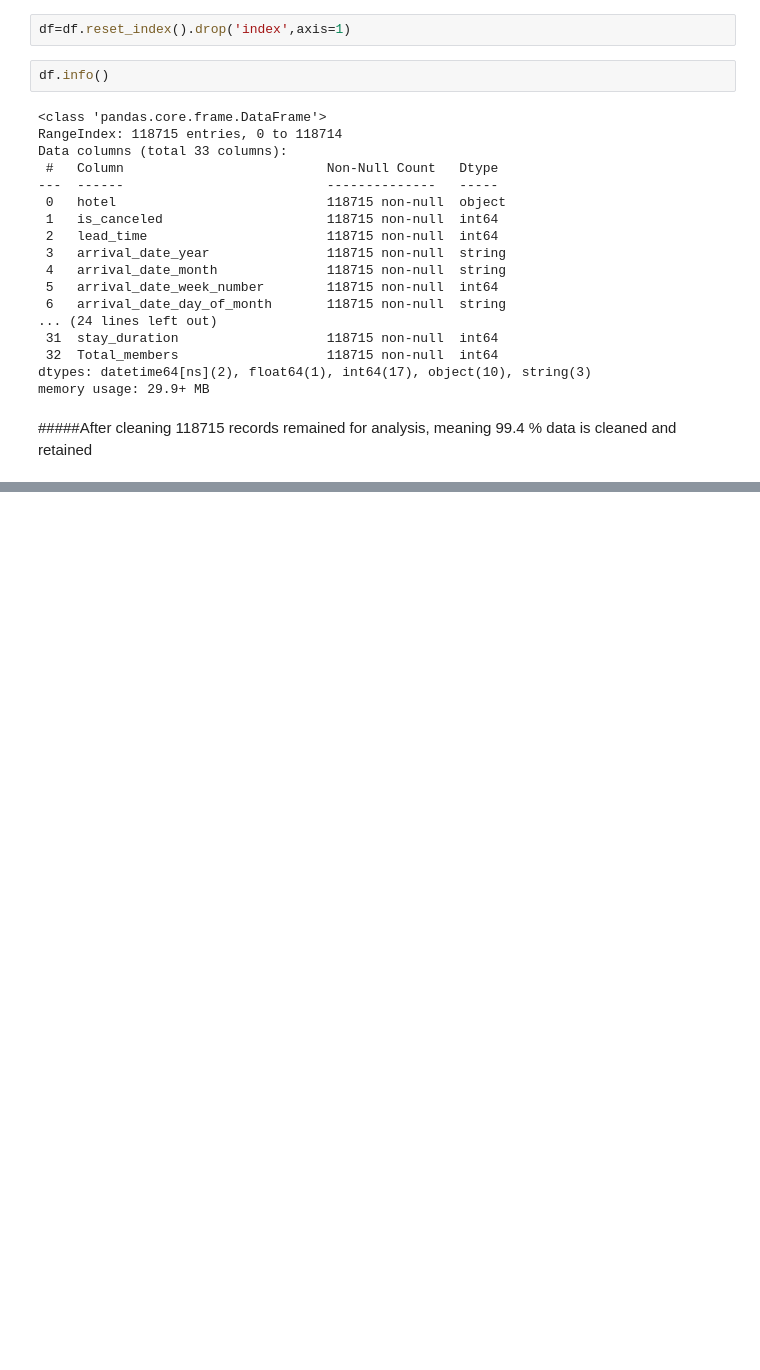
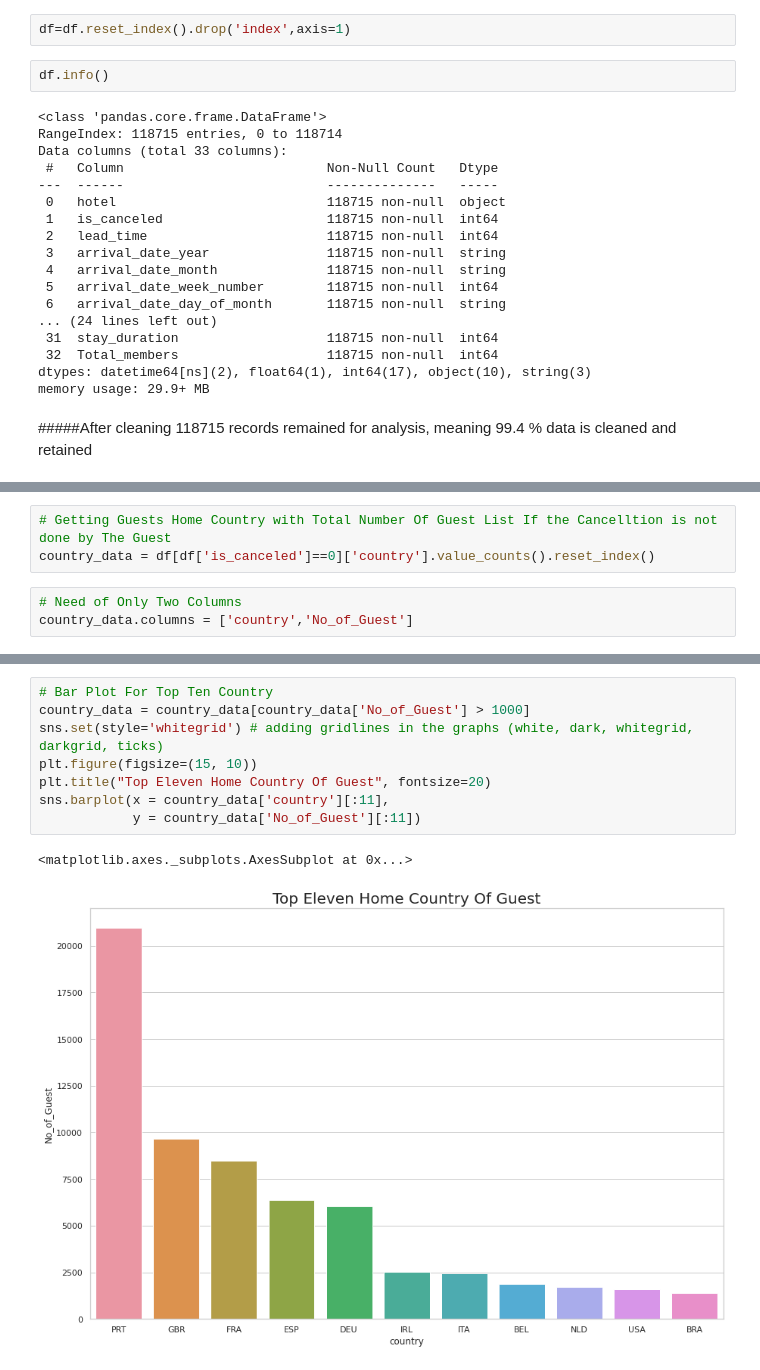
Before and after one commit to snehahampapura/Hotel-Booking-Analysis, a Jupyter notebook: Hotel_Booking_Analysis_Capstone_Project.ipynb, the cells around one changed output, grey strips where cells are left out. Saved outputs shown, nothing was run; the diff lists cells and outputs as text; blank space fills up the shorter version.

Commit message:
Data Visualization - Part 1

```diff
--- a/Hotel_Booking_Analysis_Capstone_Project.ipynb
+++ b/Hotel_Booking_Analysis_Capstone_Project.ipynb
@@ -622,0 +630,6 @@ memory usage: 29.9+ MB
+# %%
+# Getting Guests Home Country with Total Number Of Guest List If the Cancelltion is not done by The Guest
+country_data = df[df['is_canceled']==0]['country'].value_counts().reset_index()
+# %%
+# Need of Only Two Columns
+country_data.columns = ['country','No_of_Guest']
@@ -622,0 +655,11 @@ memory usage: 29.9+ MB
+# %%
+# Bar Plot For Top Ten Country
+country_data = country_data[country_data['No_of_Guest'] > 1000]
+sns.set(style='whitegrid') # adding gridlines in the graphs (white, dark, whitegrid, darkgrid, ticks)
+plt.figure(figsize=(15, 10))
+plt.title("Top Eleven Home Country Of Guest", fontsize=20)
+sns.barplot(x = country_data['country'][:11],
+            y = country_data['No_of_Guest'][:11])
+# %% [output]
+<matplotlib.axes._subplots.AxesSubplot at 0x...>
+[figure, added]
```
Also changed, not shown: parts of 44 cells of this notebook.
